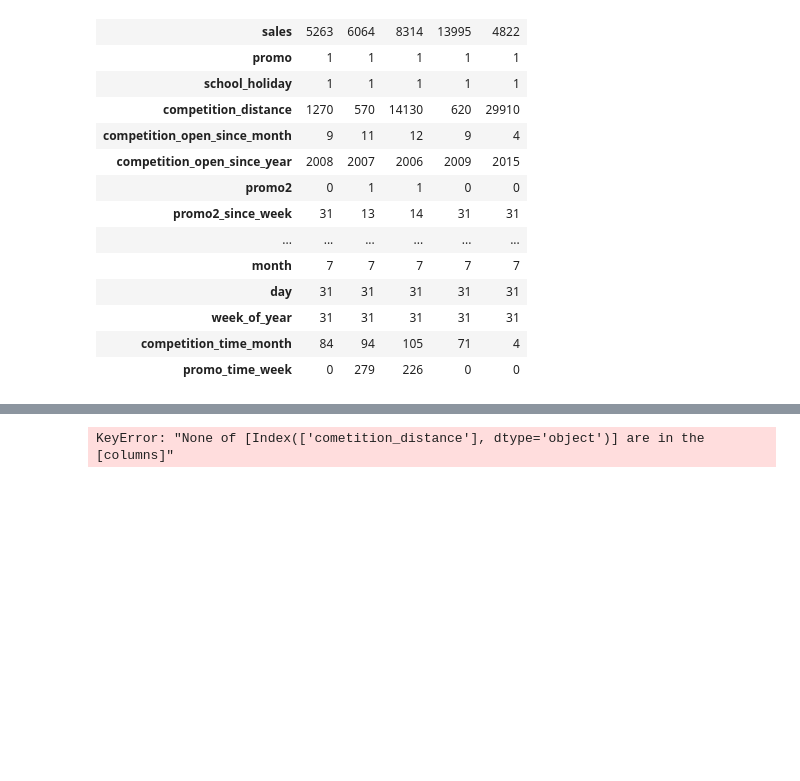
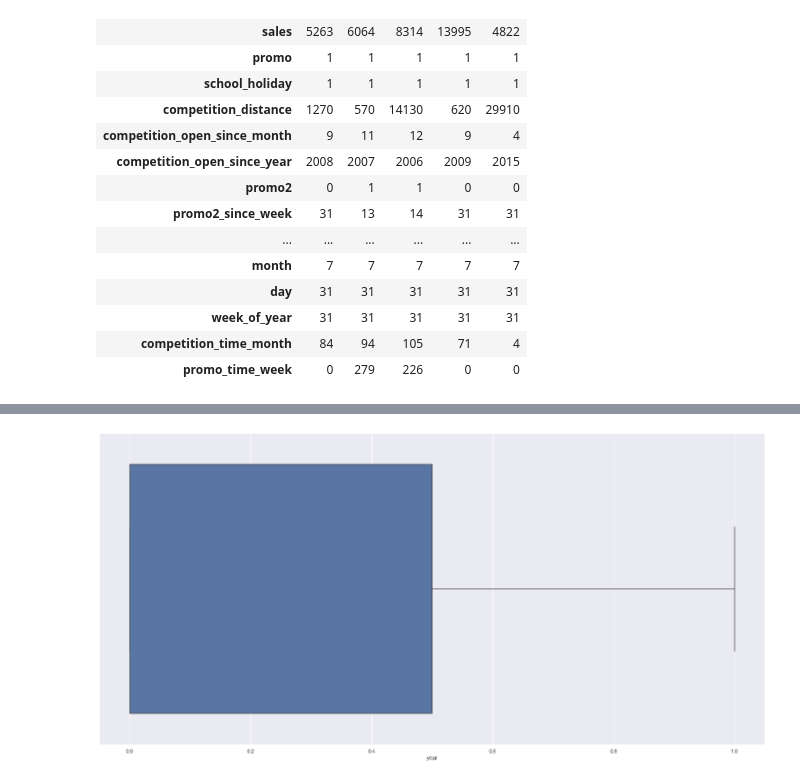
Before and after one commit to guiaraujofreitas/rossmann_estudo, a Jupyter notebook: Store-analise_dados_ modulo_04_1.ipynb, the cells around one changed output, grey strips where cells are left out. Saved outputs shown, nothing was run; the diff lists cells and outputs as text; code cells hidden in the pictures; blank space fills up the shorter version.

```diff
--- a/Store-analise_dados_ modulo_04_1.ipynb
+++ b/Store-analise_dados_ modulo_04_1.ipynb
@@ -1226,11 +1243,16 @@ sns.boxplot( df5['competition_time_month']);
+# %%
+#somente colunas que não repeten o ciclo. Que não volta ao seu ínicio.
+
+df5['competition_distance'] = rs.fit_transform(df5 [['competition_distance']].values)
+
+df5['competition_time_month'] = rs.fit_transform(df5[['competition_time_month']].values)
+
+df5['promo_time_week'] = mmr.fit_transform(df5[['promo_time_week']].values)
+
+df5['year'] = mmr.fit_transform(df5[['year']].values)
+
+#método fit_transfor serve para transformar a coluna que eu quero em uma nova escala. Junto c/ método RoburtScaler ou MinMaxScaler
 # %%
-rs = RobustScaler()
-mmr = MinMaxScaler()
-
-## = RobusScaler é útil para váriaveis/colunas com valores com uma boa anormalidade (outlier)
-
-## MinMaxSclaer tem como utilidade quando é o inverso do RobusScaler. Quando não tem outilier fora da curva.
+sns.boxplot(df5['year']);
+# %% [output]
+[figure, added]
-# %%
-df5['competition_distance'] = rs.fit_transform(df5 [['cometition_distance']].values)
-# %% [output]
-KeyError: "None of [Index(['cometition_distance'], dtype='object')] are in the [columns]"
```
Also changed, not shown: parts of 10 cells of this notebook.
